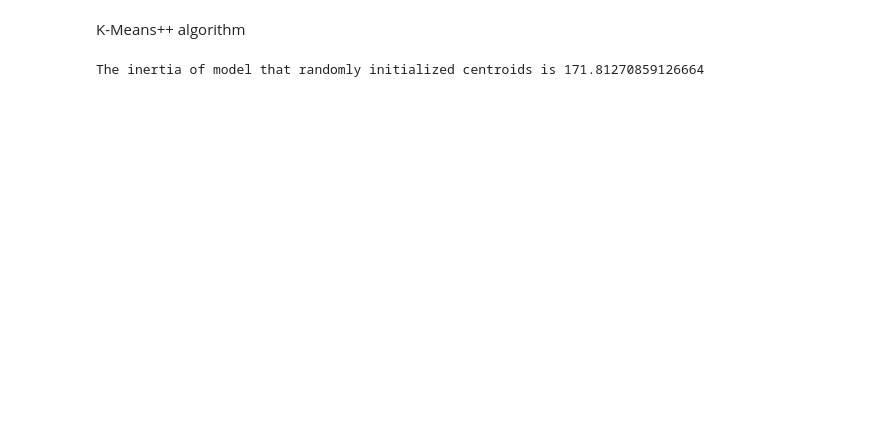
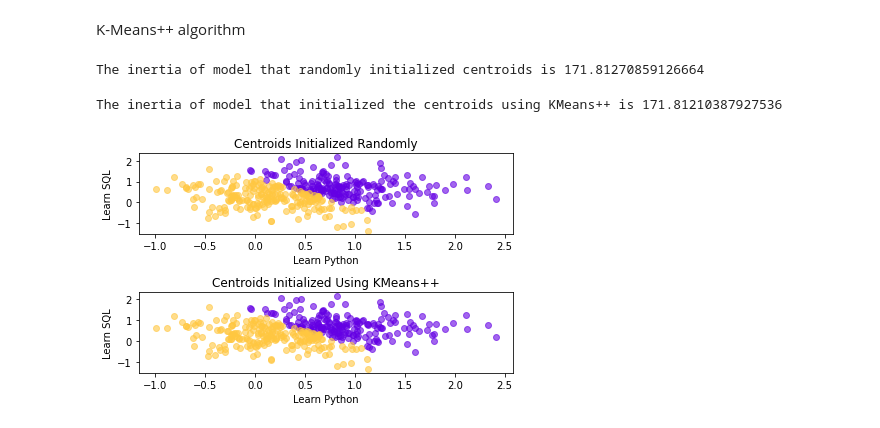
Before and after one commit to h-budak/K-Means_Clustering, a Jupyter notebook: K-Means++.ipynb, the cells around one changed output. Drawn from its saved outputs; the diff is of its cells as text; code cells hidden in the pictures; blank space fills up the shorter version.

Commit message:
added two plots

```diff
--- a/K-Means++.ipynb
+++ b/K-Means++.ipynb
@@ -25,3 +25,39 @@ results = model.fit_predict(values)
 print("The inertia of model that randomly initialized centroids is " + str(model.inertia_))
 # %% [output]
 The inertia of model that randomly initialized centroids is 171.81270859126664
+# %%
+colors = ['#6400e4', '#ffc740']
+plt.subplot(211)
+for i in range(2):
+  points = np.array([values[j] for j in range(len(values)) if results[j] == i])
+  plt.scatter(points[:, 0], points[:, 1], c=colors[i], alpha=0.6)
+
+plt.title('Centroids Initialized Randomly')
+
+plt.xlabel('Learn Python')
+plt.ylabel('Learn SQL')
+
+plt.subplot(212)
+model = KMeans( n_clusters=2)
+results = model.fit_predict(values)
+print("The inertia of model that initialized the centroids using KMeans++ is " + str(model.inertia_))
+
+
+
+colors = ['#6400e4', '#ffc740']
+
+for i in range(2):
+  points = np.array([values[j] for j in range(len(values)) if results[j] == i])
+  plt.scatter(points[:, 0], points[:, 1], c=colors[i], alpha=0.6)
+
+plt.title('Centroids Initialized Using KMeans++')
+
+plt.xlabel('Learn Python')
+plt.ylabel('Learn SQL')
+
+
+plt.tight_layout()
+plt.show()
+# %% [output]
+The inertia of model that initialized the centroids using KMeans++ is 171.81210387927536
+[figure, added]
```
